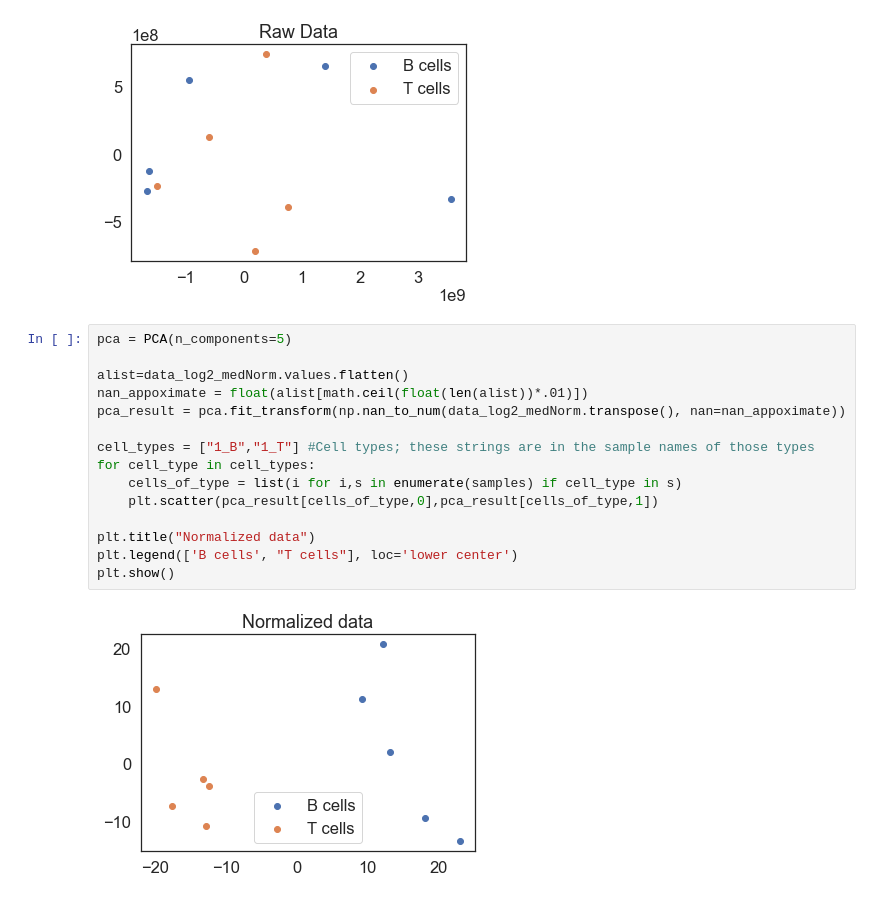
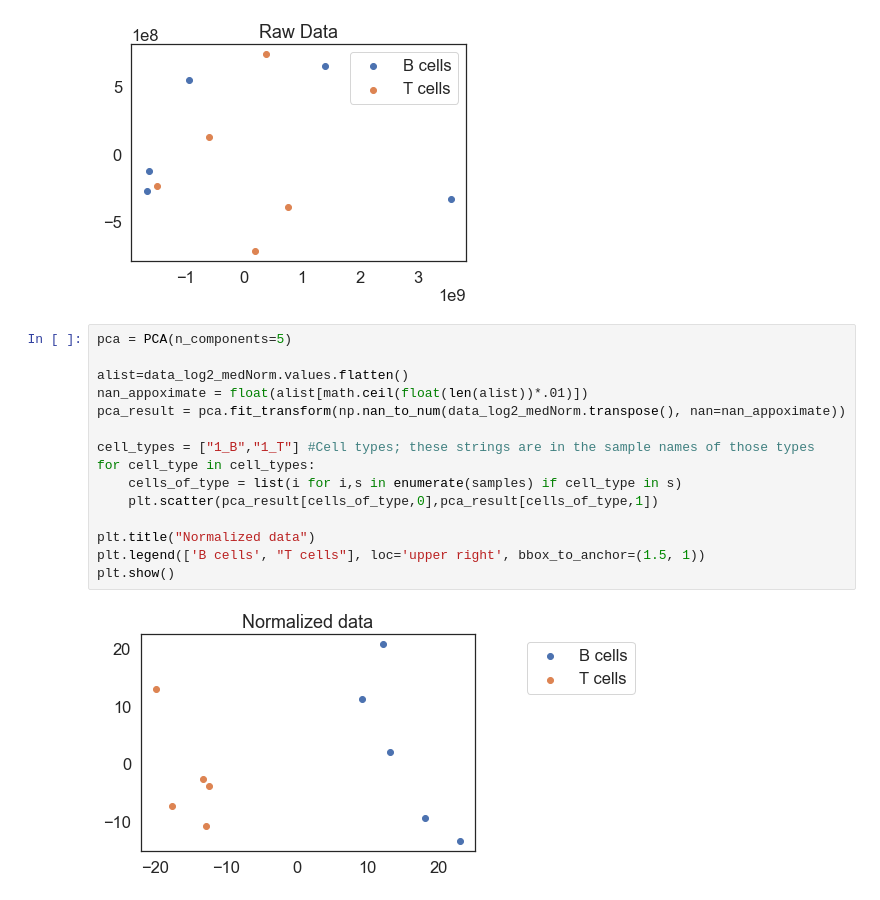
Before and after one commit to PayneLab/Lymphocytes1, a Jupyter notebook: Normalization.ipynb, the cells around one changed output. Drawn from its saved outputs; the diff is of its cells as text.

```diff
--- a/Normalization.ipynb
+++ b/Normalization.ipynb
@@ -113,17 +113,17 @@ plt.show()
 # %%
 pca = PCA(n_components=5)
 
 alist=data_log2_medNorm.values.flatten()
 nan_appoximate = float(alist[math.ceil(float(len(alist))*.01)])
 pca_result = pca.fit_transform(np.nan_to_num(data_log2_medNorm.transpose(), nan=nan_appoximate))
 
 cell_types = ["1_B","1_T"] #Cell types; these strings are in the sample names of those types
 for cell_type in cell_types:
     cells_of_type = list(i for i,s in enumerate(samples) if cell_type in s)
     plt.scatter(pca_result[cells_of_type,0],pca_result[cells_of_type,1])
 
 plt.title("Normalized data")
-plt.legend(['B cells', "T cells"], loc='lower center')
+plt.legend(['B cells', "T cells"], loc='upper right', bbox_to_anchor=(1.5, 1))
 plt.show()
 # %% [output]
-[figure, old version]
+[figure, new version]
```
Also changed, not shown: parts of 4 cells of this notebook, 5 other files.
